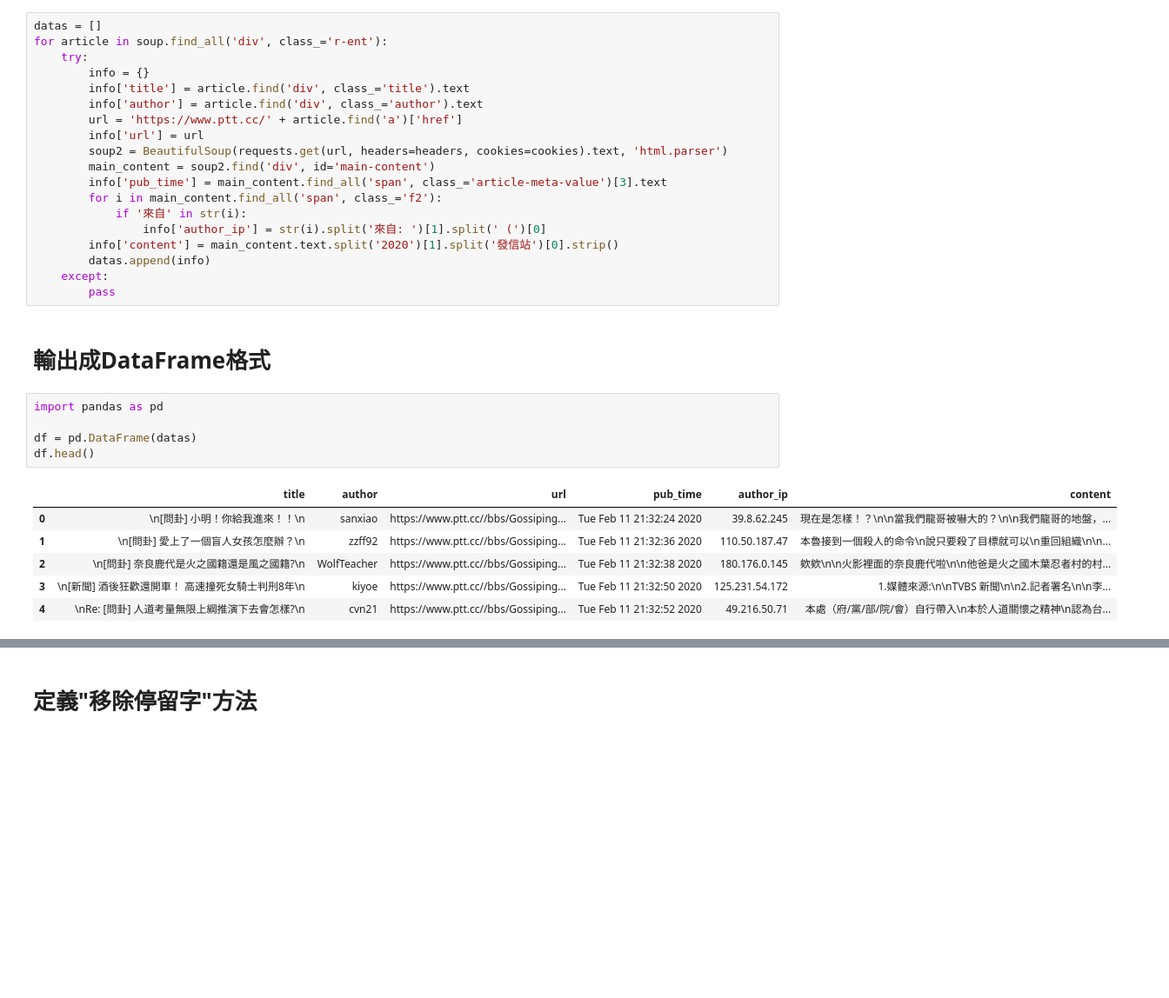
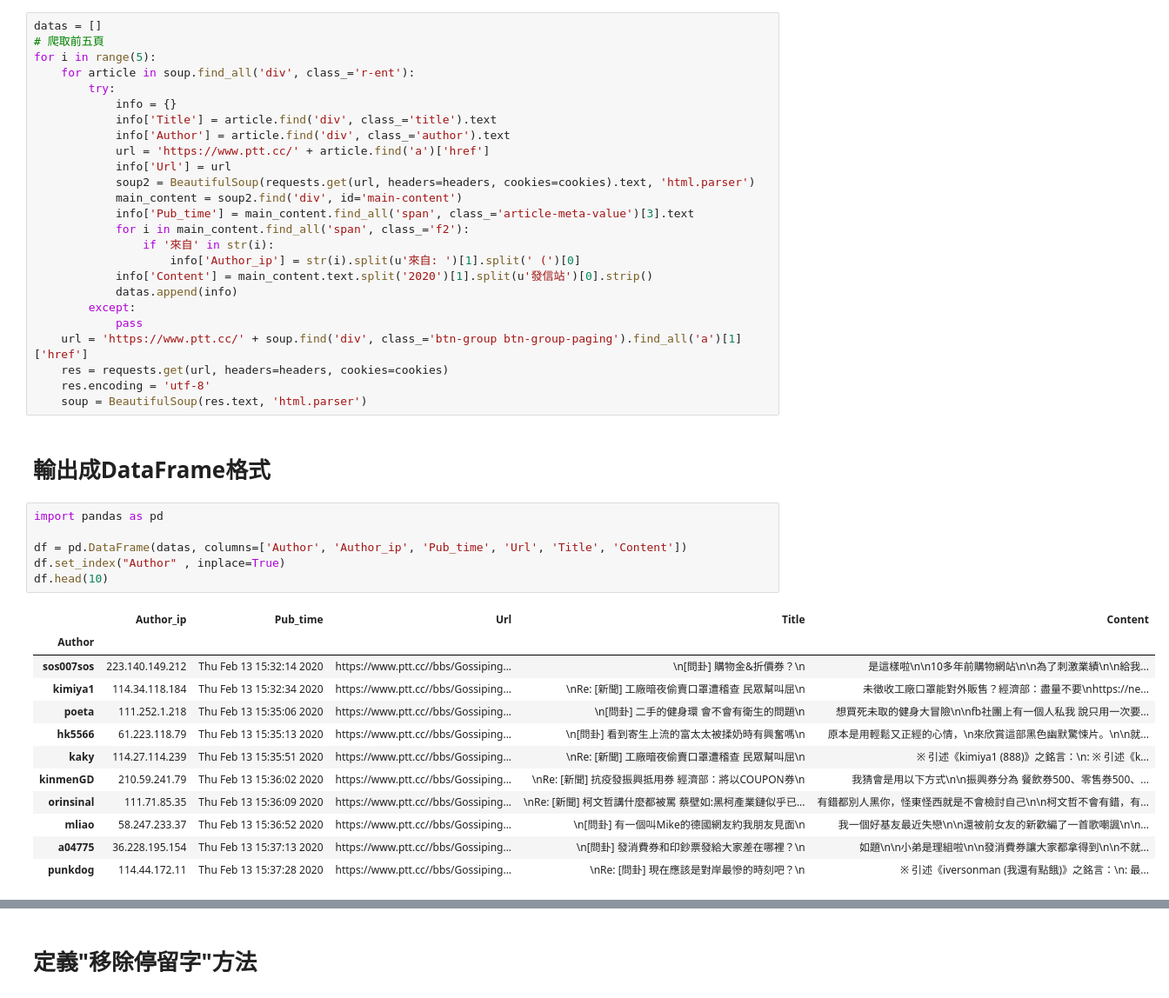
Before and after one commit to okayell/1st-PyCrawlerMarathon, a Jupyter notebook: homework/Final_Project/Final_Project.ipynb, the cells around one changed output, grey strips where cells are left out. Shown: that part at 87% size. Drawn from its saved outputs; the diff is of its cells as text; blank space fills up the shorter version.

```diff
--- a/homework/Final_Project/Final_Project.ipynb
+++ b/homework/Final_Project/Final_Project.ipynb
@@ -14,34 +14,47 @@ soup = BeautifulSoup(res.text, 'html.parser')
 # <strong>解析網站HTML
 # %%
 datas = []
-for article in soup.find_all('div', class_='r-ent'):
-    try:
-        info = {}
-        info['title'] = article.find('div', class_='title').text
-        info['author'] = article.find('div', class_='author').text
-        url = 'https://www.ptt.cc/' + article.find('a')['href']
-        info['url'] = url
-        soup2 = BeautifulSoup(requests.get(url, headers=headers, cookies=cookies).text, 'html.parser')
-        main_content = soup2.find('div', id='main-content')
-        info['pub_time'] = main_content.find_all('span', class_='article-meta-value')[3].text
-        for i in main_content.find_all('span', class_='f2'):
-            if '來自' in str(i):
-                info['author_ip'] = str(i).split('來自: ')[1].split(' (')[0]
-        info['content'] = main_content.text.split('2020')[1].split('發信站')[0].strip()
-        datas.append(info)
-    except:
-        pass
+# 爬取前五頁
+for i in range(5):
+    for article in soup.find_all('div', class_='r-ent'):
+        try:
+            info = {}
+            info['Title'] = article.find('div', class_='title').text
+            info['Author'] = article.find('div', class_='author').text
+            url = 'https://www.ptt.cc/' + article.find('a')['href']
+            info['Url'] = url
+            soup2 = BeautifulSoup(requests.get(url, headers=headers, cookies=cookies).text, 'html.parser')
+            main_content = soup2.find('div', id='main-content')
+            info['Pub_time'] = main_content.find_all('span', class_='article-meta-value')[3].text
+            for i in main_content.find_all('span', class_='f2'):
+                if '來自' in str(i):
+                    info['Author_ip'] = str(i).split(u'來自: ')[1].split(' (')[0]
+            info['Content'] = main_content.text.split('2020')[1].split(u'發信站')[0].strip()
+            datas.append(info)
+        except:
+            pass
+    url = 'https://www.ptt.cc/' + soup.find('div', class_='btn-group btn-group-paging').find_all('a')[1]['href']
+    res = requests.get(url, headers=headers, cookies=cookies)
+    res.encoding = 'utf-8'
+    soup = BeautifulSoup(res.text, 'html.parser')
 # %% [markdown]
 # <strong>輸出成DataFrame格式
 # %%
 import pandas as pd
 
-df = pd.DataFrame(datas)
-df.head()
+df = pd.DataFrame(datas, columns=['Author', 'Author_ip', 'Pub_time', 'Url', 'Title', 'Content'])
+df.set_index("Author" , inplace=True)
+df.head(10)
 # %% [output]
-|  | title | author | url | pub_time | author_ip | content |
-| 0 | \n[問卦] 小明！你給我進來！！\n | sanxiao | https://www.ptt.cc//bbs/Gossiping... | Tue Feb 11 21:32:24 2020 | 39.8.62.245 | 現在是怎樣！？\n\n當我們龍哥被嚇大的？\n\n我們龍哥的地盤，... |
-| 1 | \n[問卦] 愛上了一個盲人女孩怎麼辦？\n | zzff92 | https://www.ptt.cc//bbs/Gossiping... | Tue Feb 11 21:32:36 2020 | 110.50.187.47 | 本魯接到一個殺人的命令\n說只要殺了目標就可以\n重回組織\n\n... |
-| 2 | \n[問卦] 奈良鹿代是火之國籍還是風之國籍?\n | WolfTeacher | https://www.ptt.cc//bbs/Gossiping... | Tue Feb 11 21:32:38 2020 | 180.176.0.145 | 欸欸\n\n火影裡面的奈良鹿代啦\n\n他爸是火之國木葉忍者村的村... |
-| 3 | \n[新聞] 酒後狂歡還開車！ 高速撞死女騎士判刑8年\n | kiyoe | https://www.ptt.cc//bbs/Gossiping... | Tue Feb 11 21:32:50 2020 | 125.231.54.172 | 1.媒體來源:\n\nTVBS 新聞\n\n2.記者署名\n\n李... |
-| 4 | \nRe: [問卦] 人道考量無限上綱推演下去會怎樣?\n | cvn21 | https://www.ptt.cc//bbs/Gossiping... | Tue Feb 11 21:32:52 2020 | 49.216.50.71 | 本處（府/黨/部/院/會）自行帶入\n本於人道關懷之精神\n認為台... |
+|  | Author_ip | Pub_time | Url | Title | Content |
+| Author |  |  |  |  |  |
+| sos007sos | 223.140.149.212 | Thu Feb 13 15:32:14 2020 | https://www.ptt.cc//bbs/Gossiping... | \n[問卦] 購物金&折價券？\n | 是這樣啦\n\n10多年前購物網站\n\n為了刺激業績\n\n給我... |
+| kimiya1 | 114.34.118.184 | Thu Feb 13 15:32:34 2020 | https://www.ptt.cc//bbs/Gossiping... | \nRe: [新聞] 工廠暗夜偷賣口罩遭稽查 民眾幫叫屈\n | 未徵收工廠口罩能對外販售？經濟部：盡量不要\nhttps://ne... |
+| poeta | 111.252.1.218 | Thu Feb 13 15:35:06 2020 | https://www.ptt.cc//bbs/Gossiping... | \n[問卦] 二手的健身環 會不會有衛生的問題\n | 想買死未取的健身大冒險\n\nfb社團上有一個人私我 說只用一次要... |
+| hk5566 | 61.223.118.79 | Thu Feb 13 15:35:13 2020 | https://www.ptt.cc//bbs/Gossiping... | \n[問卦] 看到寄生上流的富太太被揉奶時有興奮嗎\n | 原本是用輕鬆又正經的心情，\n來欣賞這部黑色幽默驚悚片。\n\n就... |
+| kaky | 114.27.114.239 | Thu Feb 13 15:35:51 2020 | https://www.ptt.cc//bbs/Gossiping... | \nRe: [新聞] 工廠暗夜偷賣口罩遭稽查 民眾幫叫屈\n | ※ 引述《kimiya1 (888)》之銘言：\n: ※ 引述《k... |
+| kinmenGD | 210.59.241.79 | Thu Feb 13 15:36:02 2020 | https://www.ptt.cc//bbs/Gossiping... | \nRe: [新聞] 抗疫發振興抵用券 經濟部：將以COUPON券\n | 我猜會是用以下方式\n\n振興券分為 餐飲券500、零售券500、... |
+| orinsinal | 111.71.85.35 | Thu Feb 13 15:36:09 2020 | https://www.ptt.cc//bbs/Gossiping... | \nRe: [新聞] 柯文哲講什麼都被罵 蔡壁如:黑柯產業鏈似乎已... | 有錯都別人黑你，怪東怪西就是不會檢討自己\n\n柯文哲不會有錯，有... |
+| mliao | 58.247.233.37 | Thu Feb 13 15:36:52 2020 | https://www.ptt.cc//bbs/Gossiping... | \n[問卦] 有一個叫Mike的德國網友約我朋友見面\n | 我一個好基友最近失戀\n\n還被前女友的新歡編了一首歌嘲諷\n\n... |
+| a04775 | 36.228.195.154 | Thu Feb 13 15:37:13 2020 | https://www.ptt.cc//bbs/Gossiping... | \n[問卦] 發消費券和印鈔票發給大家差在哪裡？\n | 如題\n\n小弟是理組啦\n\n發消費券讓大家都拿得到\n\n不就... |
+| punkdog | 114.44.172.11 | Thu Feb 13 15:37:28 2020 | https://www.ptt.cc//bbs/Gossiping... | \nRe: [問卦] 現在應該是對岸最慘的時刻吧？\n | ※ 引述《iversonman (我還有點餓)》之銘言：\n: 最... |
```
Also changed, not shown: parts of 4 cells of this notebook, 1 other file.
